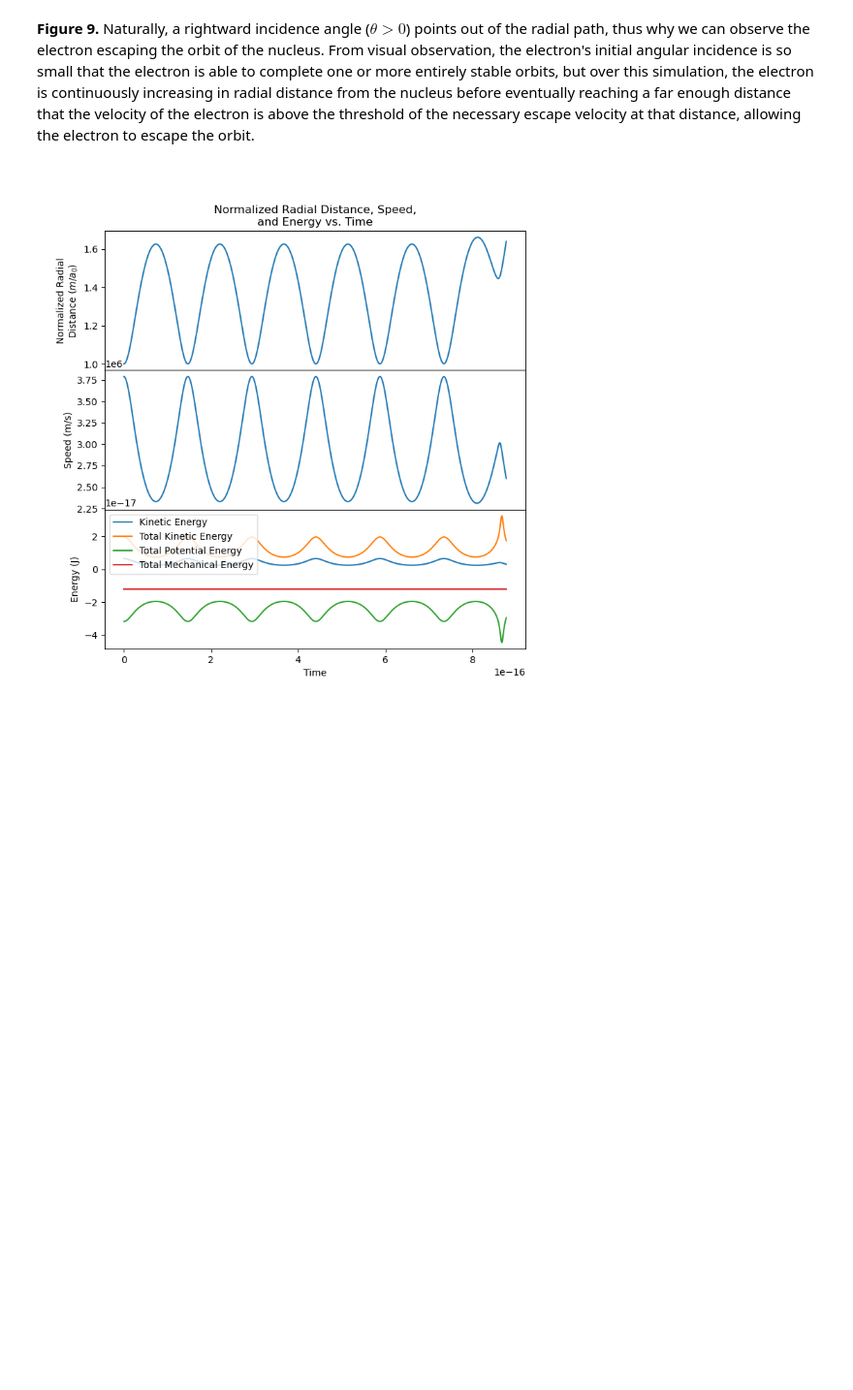
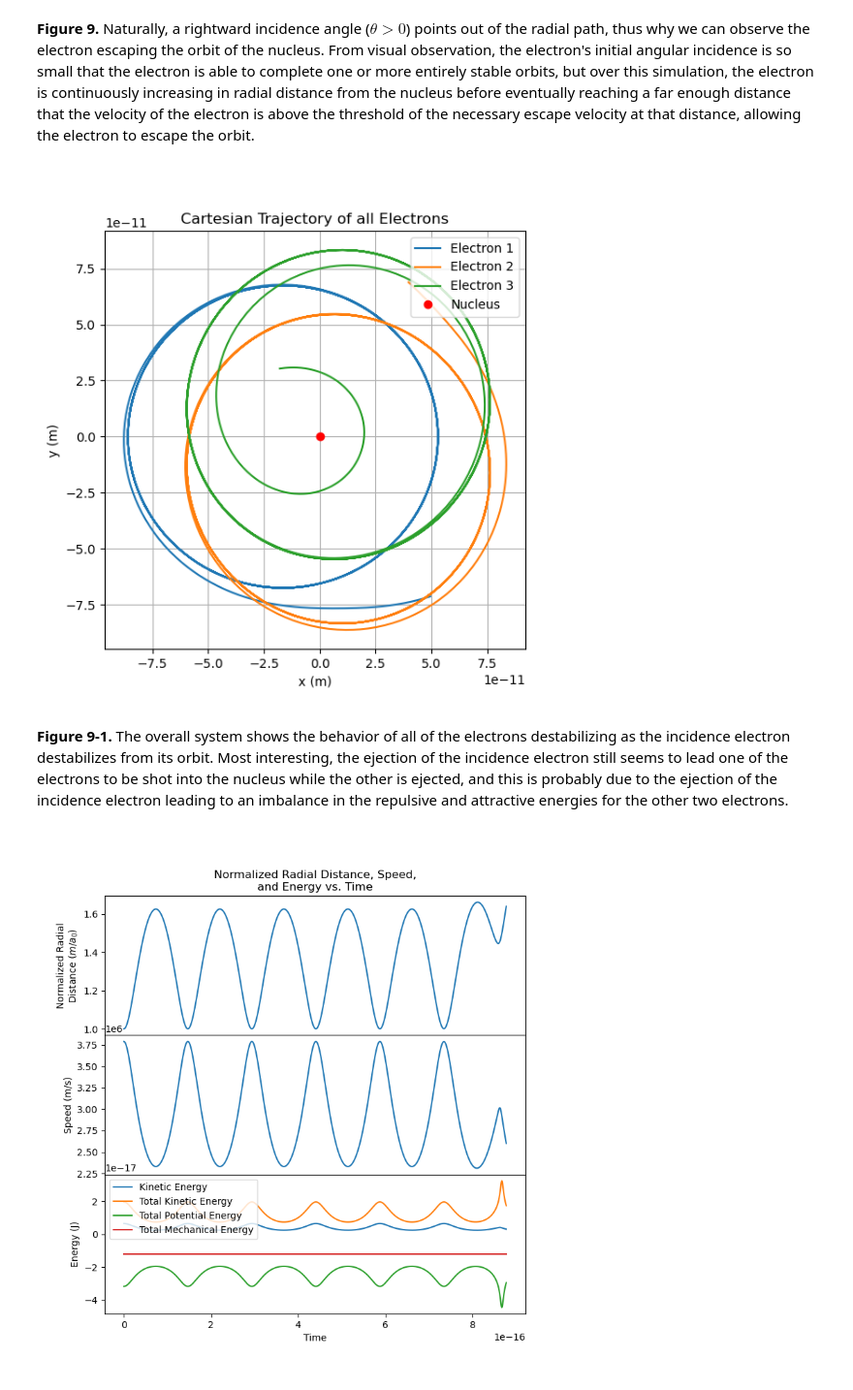
Before and after one commit to mufaro3/physics-210, a Jupyter notebook: Projects/Project 2.ipynb, the cells around one changed output. Shown at 97% size. Drawn from its saved outputs; the diff is of its cells as text; code cells hidden in the pictures; blank space fills up the shorter version.

```diff
--- a/Projects/Project 2.ipynb
+++ b/Projects/Project 2.ipynb
@@ -685,6 +687,12 @@ display(edge_case_1.cartesian_trajectory)
 [figure]
 # %% [markdown]
 **Figure 9.** Naturally, a rightward incidence angle ($\theta > 0$) points out of the radial path, thus why we can observe the electron escaping the orbit of the nucleus. From visual observation, the electron's initial angular incidence is so small that the electron is able to complete one or more entirely stable orbits, but over this simulation, the electron is continuously increasing in radial distance from the nucleus before eventually reaching a far enough distance that the velocity of the electron is above the threshold of the necessary escape velocity at that distance, allowing the electron to escape the orbit.
+# %%
+display(edge_case_1.all_electrons)
+# %% [output]
+[figure, added]
+# %% [markdown]
+**Figure 9-1.** The overall system shows the behavior of all of the electrons destabilizing as the incidence electron destabilizes from its orbit. Most interesting, the ejection of the incidence electron still seems to lead one of the electrons to be shot into the nucleus while the other is ejected, and this is probably due to the ejection of the incidence electron leading to an imbalance in the repulsive and attractive energies for the other two electrons.
 # %%
 display(edge_case_1.multipanel)
 # %% [output]
```
Also changed, not shown: parts of 27 cells of this notebook, 1 other file.
